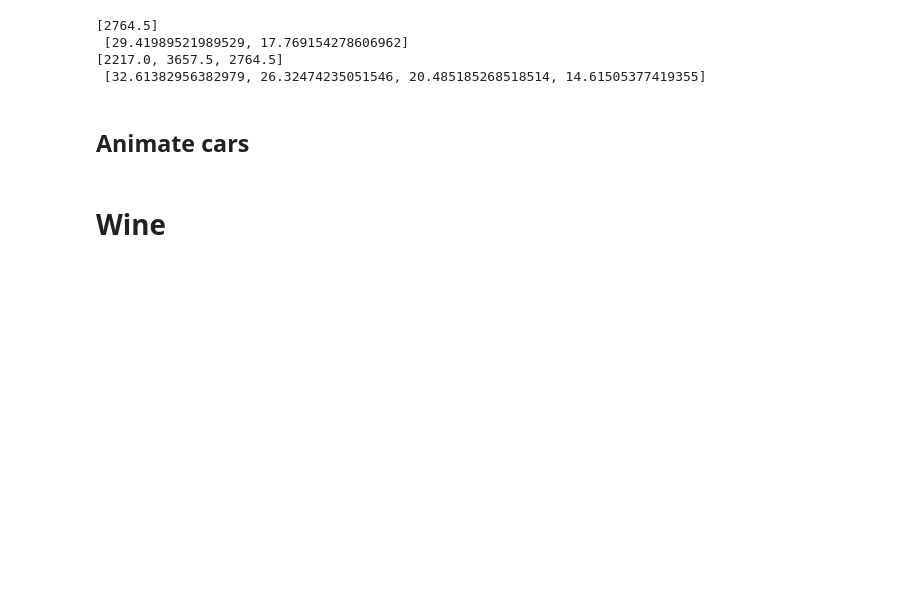
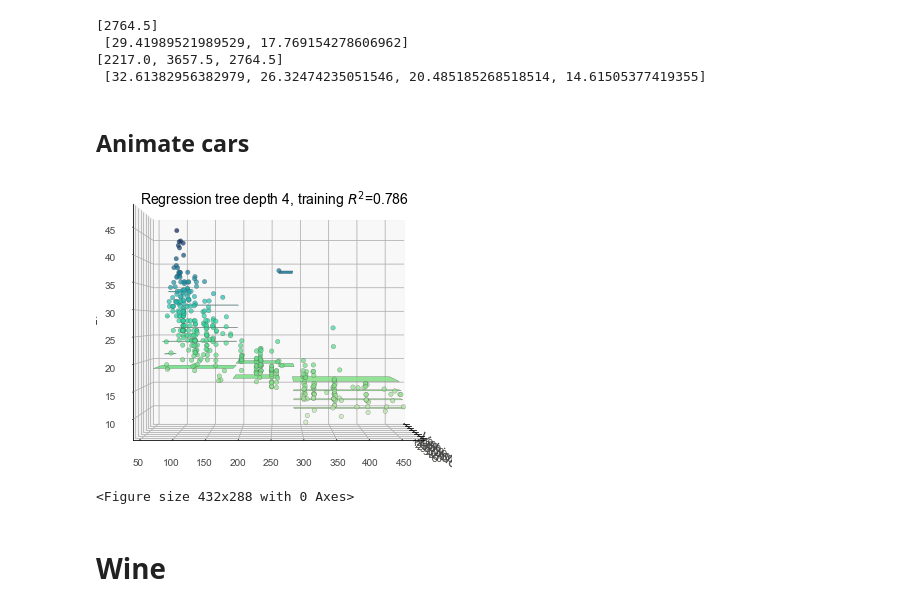
Before and after one commit to rspadim/dtreeviz, a Jupyter notebook: testing/slides.ipynb, the cells around one changed output. Drawn from its saved outputs; the diff is of its cells as text; code cells hidden in the pictures; blank space fills up the shorter version.

```diff
--- a/testing/slides.ipynb
+++ b/testing/slides.ipynb
@@ -71,25 +71,39 @@ print(splits, '\n', preds)
 # %%
 df_cars = pd.read_csv("data/cars.csv")
 X = df_cars.drop('MPG', axis=1)
 y = df_cars['MPG']
 
 max_depth = 4
 figsize = (6,5)
 fig = plt.figure(figsize=figsize)
 ax = fig.add_subplot(111, projection='3d')
-t = rtreeviz_bivar_3D(ax,
+rtreeviz_bivar_3D(ax,
                       X, y,
                       max_depth=max_depth,
                       features=[2,1],
                       feature_names=['Vehicle Weight', 'Horse Power'],
                       target_name='MPG',
                       fontsize=14)
 plt.savefig(f"/tmp/rtree-depth-{max_depth}.svg", bbox_inches=0, pad_inches=0)
 plt.show()
-
-for ii in xrange(0,360,1):
-    ax.view_init(elev=10., azim=ii)
-    savefig("movie%d.png" % ii)
+# %% [output]
+[figure, added]
+# %%
+max_depth = 2
+X = df_cars.drop('MPG', axis=1)
+y = df_cars['MPG']
+
+x_train = X.values[:,2]
+feature_names = ['Vehicle Weight']
+t = tree.DecisionTreeRegressor(max_depth=max_depth)
+t.fit(x_train.reshape(-1,1), y_train)
+viz = dtreeviz(t, x_train.reshape(-1,1), y_train, target_name='MPG',
+              feature_names=feature_names)
+filename = f"/tmp/cars-wgt-depth-{max_depth}.svg"
+plt.tight_layout()
+viz.save(filename)
+# %% [output]
+<Figure size 432x288 with 0 Axes>
 # %% [markdown]
 # Wine
 # %%
```
Also changed, not shown: parts of 7 cells of this notebook, 2 other files.
